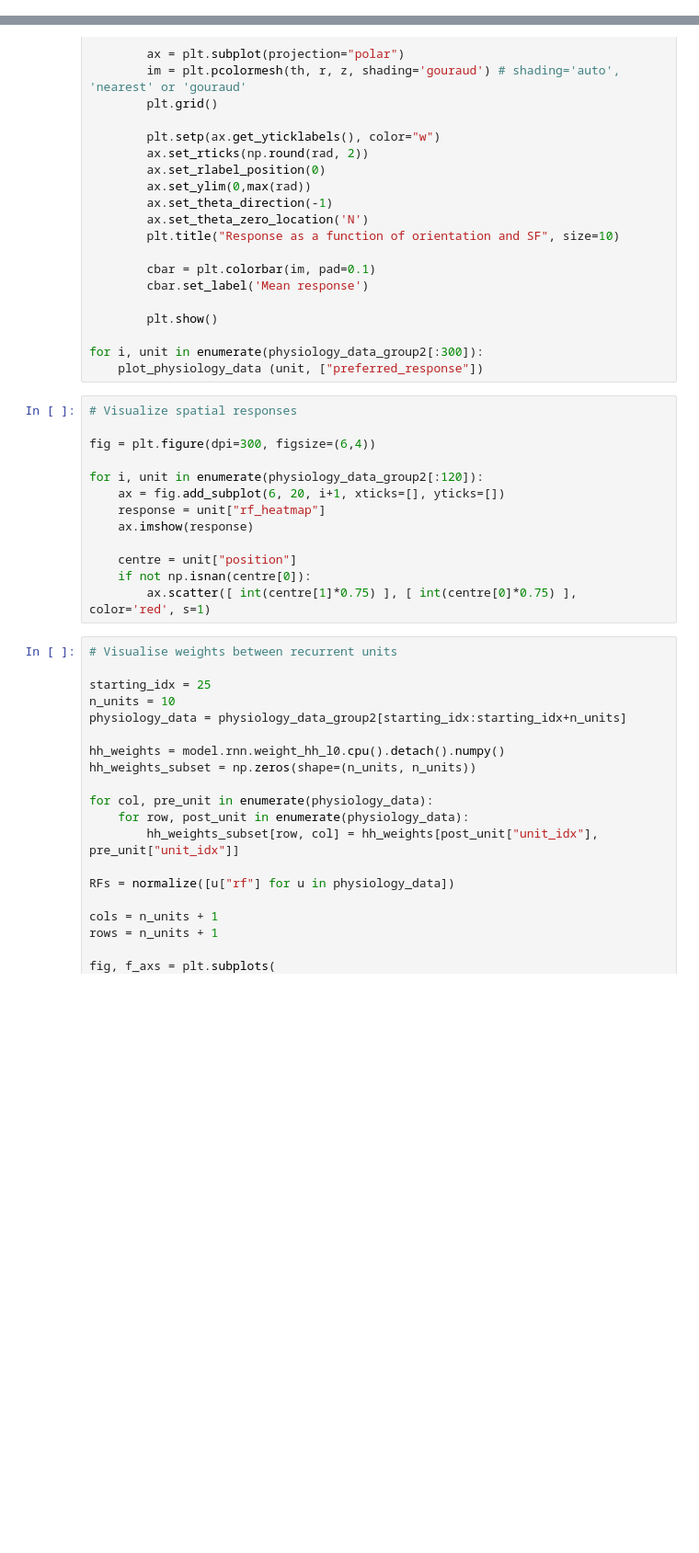
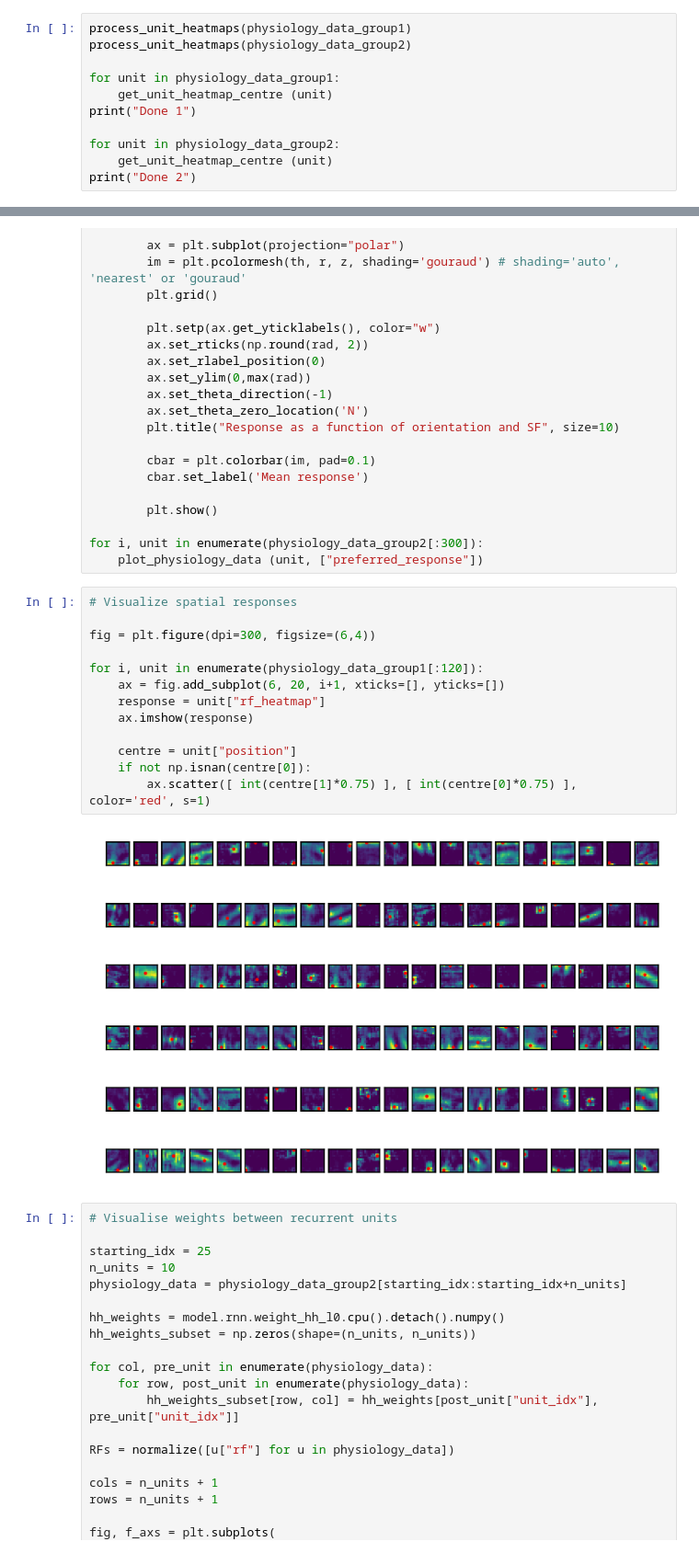
Before and after one commit to sebbkw/rnn, a Jupyter notebook: analyse_network.ipynb, the cells around one changed output, grey strips where cells are left out. Shown at 92% size. Cells and saved outputs as stored; diff of their text form; blank space fills up the shorter version.

```diff
--- a/analyse_network.ipynb
+++ b/analyse_network.ipynb
@@ -540,3 +545,14 @@ print("Done 1")
 for unit in physiology_data_group2:
     get_unit_heatmap_centre (unit)
 print("Done 2")
+# %%
+process_unit_heatmaps(physiology_data_group1)
+process_unit_heatmaps(physiology_data_group2)
+
+for unit in physiology_data_group1:
+    get_unit_heatmap_centre (unit)
+print("Done 1")
+
+for unit in physiology_data_group2:
+    get_unit_heatmap_centre (unit)
+print("Done 2")
@@ -686,16 +720,18 @@ for i, unit in enumerate(physiology_data_group2[:300]):
 # %%
 # Visualize spatial responses
 
 fig = plt.figure(dpi=300, figsize=(6,4))
 
-for i, unit in enumerate(physiology_data_group2[:120]):
+for i, unit in enumerate(physiology_data_group1[:120]):
     ax = fig.add_subplot(6, 20, i+1, xticks=[], yticks=[])
     response = unit["rf_heatmap"]
     ax.imshow(response)
 
     centre = unit["position"]
     if not np.isnan(centre[0]):
         ax.scatter([ int(centre[1]*0.75) ], [ int(centre[0]*0.75) ], color='red', s=1)
+# %% [output]
+[figure, added]
 # %%
 # Visualise weights between recurrent units
 
```
Also changed, not shown: parts of 5 cells of this notebook.
